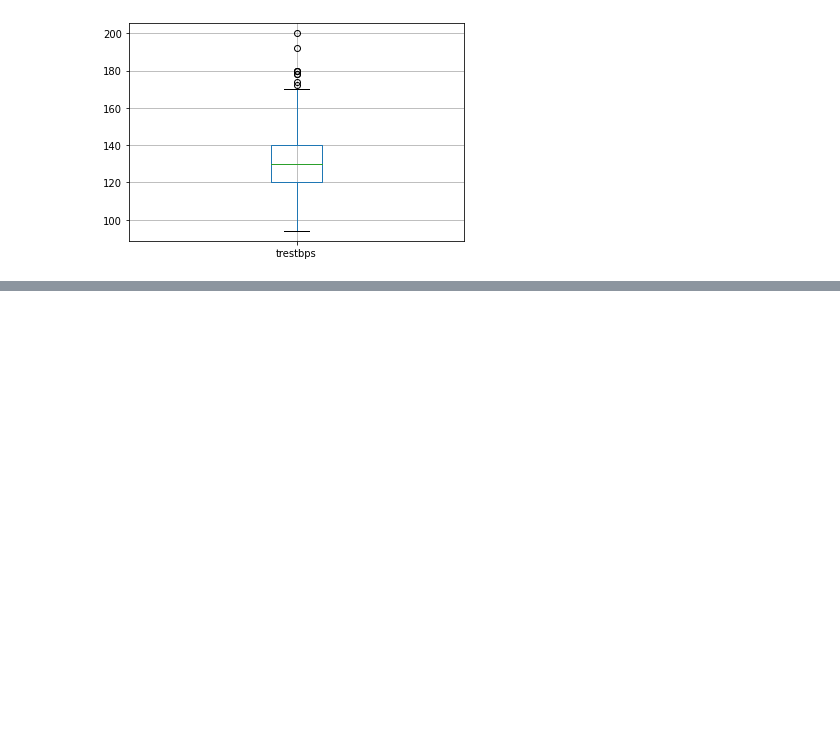
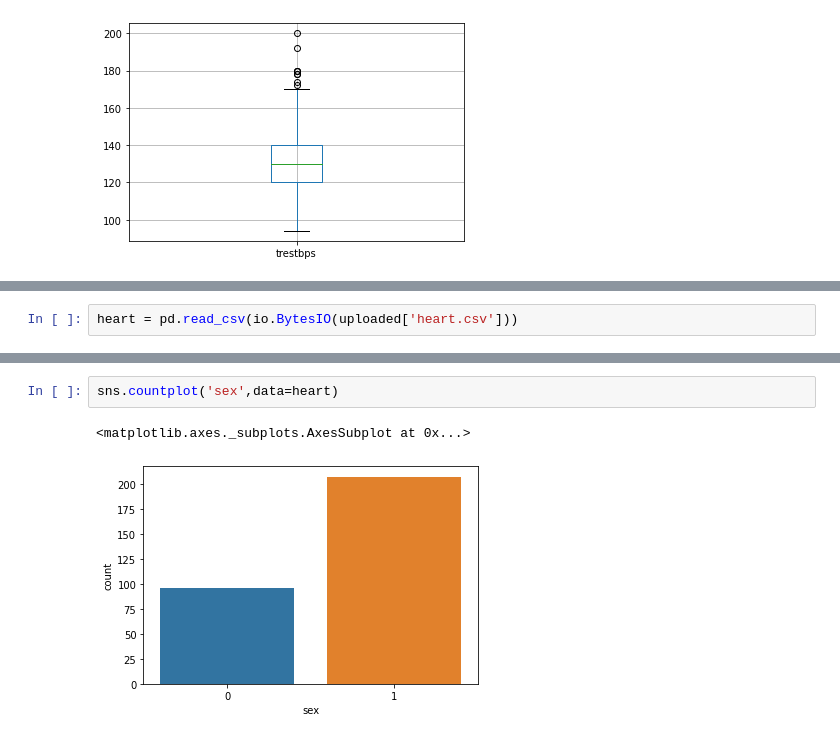
Before and after one commit to Santgupt/Python_Concept, a Jupyter notebook: Seaborn.ipynb, the cells around one changed output, grey strips where cells are left out. Saved outputs shown, nothing was run; the diff lists cells and outputs as text; blank space fills up the shorter version.

```diff
--- a/Seaborn.ipynb
+++ b/Seaborn.ipynb
@@ -108,0 +128,2 @@ heart.boxplot(column = 'trestbps')
+# %%
+heart = pd.read_csv(io.BytesIO(uploaded['heart.csv']))
@@ -108,0 +146,5 @@ heart.boxplot(column = 'trestbps')
+# %%
+sns.countplot('sex',data=heart)
+# %% [output]
+<matplotlib.axes._subplots.AxesSubplot at 0x...>
+[figure, added]
```
Also changed, not shown: parts of 14 cells of this notebook.
